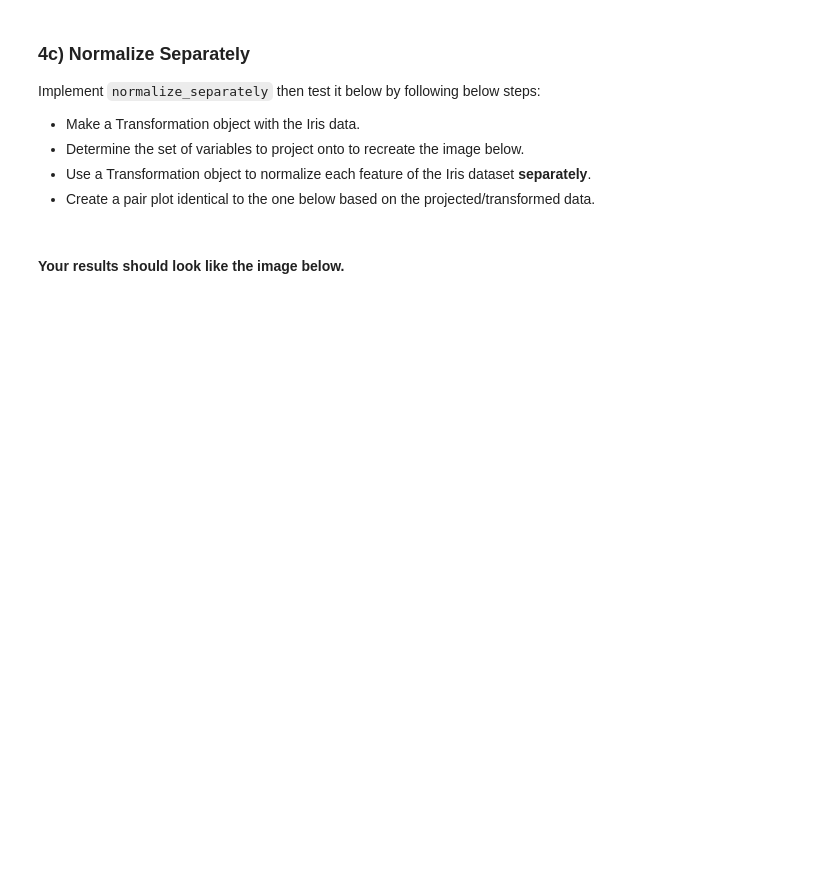
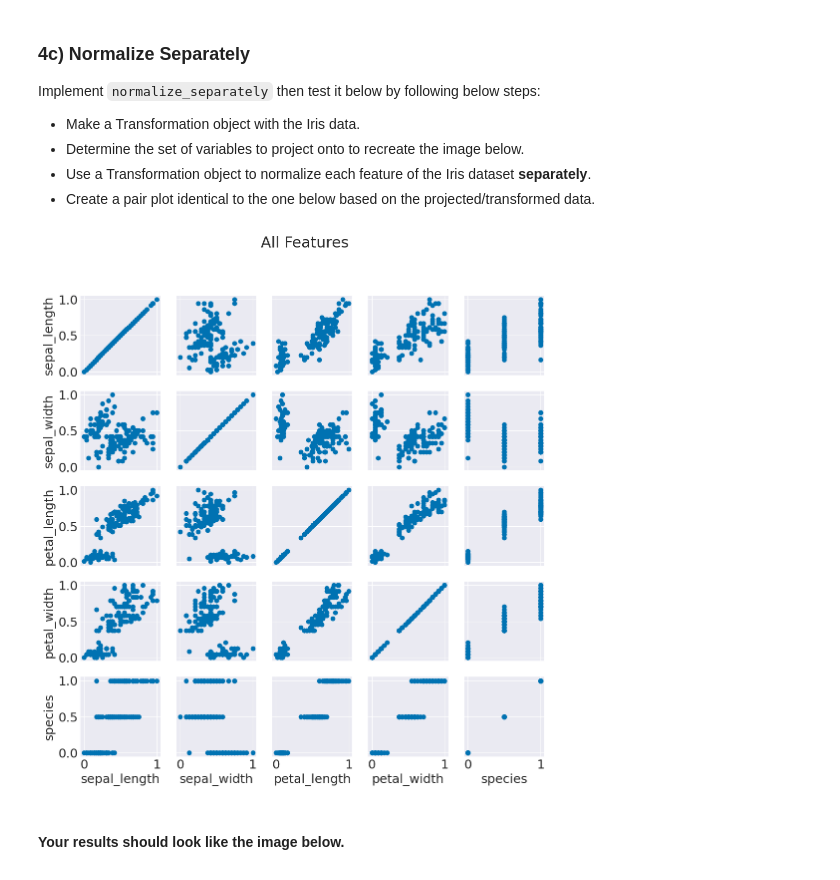
Before and after one commit to thecodingaviator/cs251, a Jupyter notebook: project2/transformations.ipynb, the cells around one changed output. Saved outputs shown, nothing was run; the diff lists cells and outputs as text; code cells hidden in the pictures; blank space fills up the shorter version.

Commit message:
project2 implement normalisation

```diff
--- a/project2/transformations.ipynb
+++ b/project2/transformations.ipynb
@@ -425,3 +423,14 @@ Implement `normalize_separately` then test it below by following below steps:
+# %%
+data_obj = data.Data(filepath='data/iris.csv')
+transformation_obj = transformation.Transformation(data_obj)
+
+transformation_obj.project(['sepal_length', 'sepal_width', 'petal_length', 'petal_width', 'species'])
+
+transformation_obj.normalize_separately()
+
+transformation_obj.pair_plot(data_vars=['sepal_length', 'sepal_width', 'petal_length', 'petal_width', 'species'], title='All Features');
+# %% [output]
+[figure, added]
 # %% [markdown]
 #### Your results should look like the image below.
 
```
Also changed, not shown: parts of 1 cell of this notebook, 2 other files.
